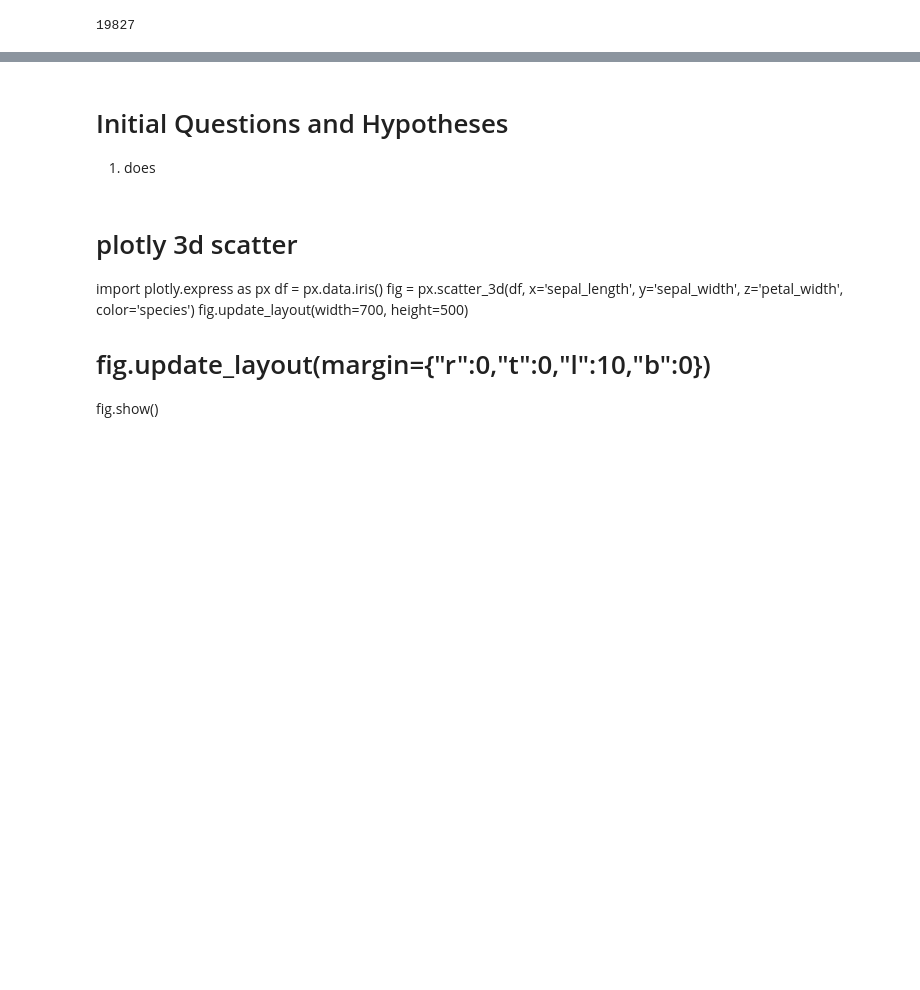
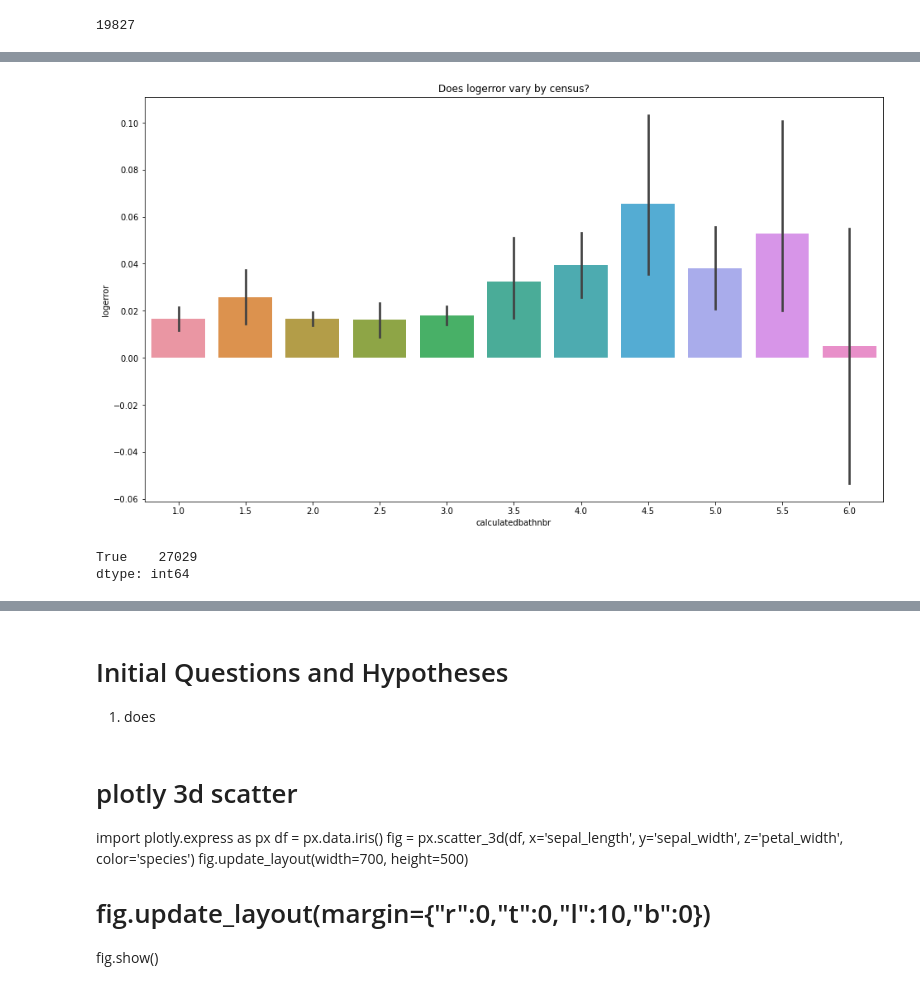
Before and after one commit to SchneemannDavid/clustering_project, a Jupyter notebook: explore_zillow.ipynb, the cells around one changed output, grey strips where cells are left out. Drawn from its saved outputs; the diff is of its cells as text; code cells hidden in the pictures; blank space fills up the shorter version.

```diff
--- a/explore_zillow.ipynb
+++ b/explore_zillow.ipynb
@@ -271,0 +403,12 @@ KeyboardInterrupt:
+# %%
+plt.figure(figsize=(16, 9))
+sns.barplot(data = train, x='calculatedbathnbr', y='logerror')
+plt.title('Does logerror vary by census?')
+plt.show()
+# %% [output]
+[figure, added]
+# %%
+(train['calculatedbathnbr'] == train['bathrooms']).value_counts()
+# %% [output]
+True    27029
+dtype: int64
```
Also changed, not shown: parts of 32 cells of this notebook, 4 other files.
